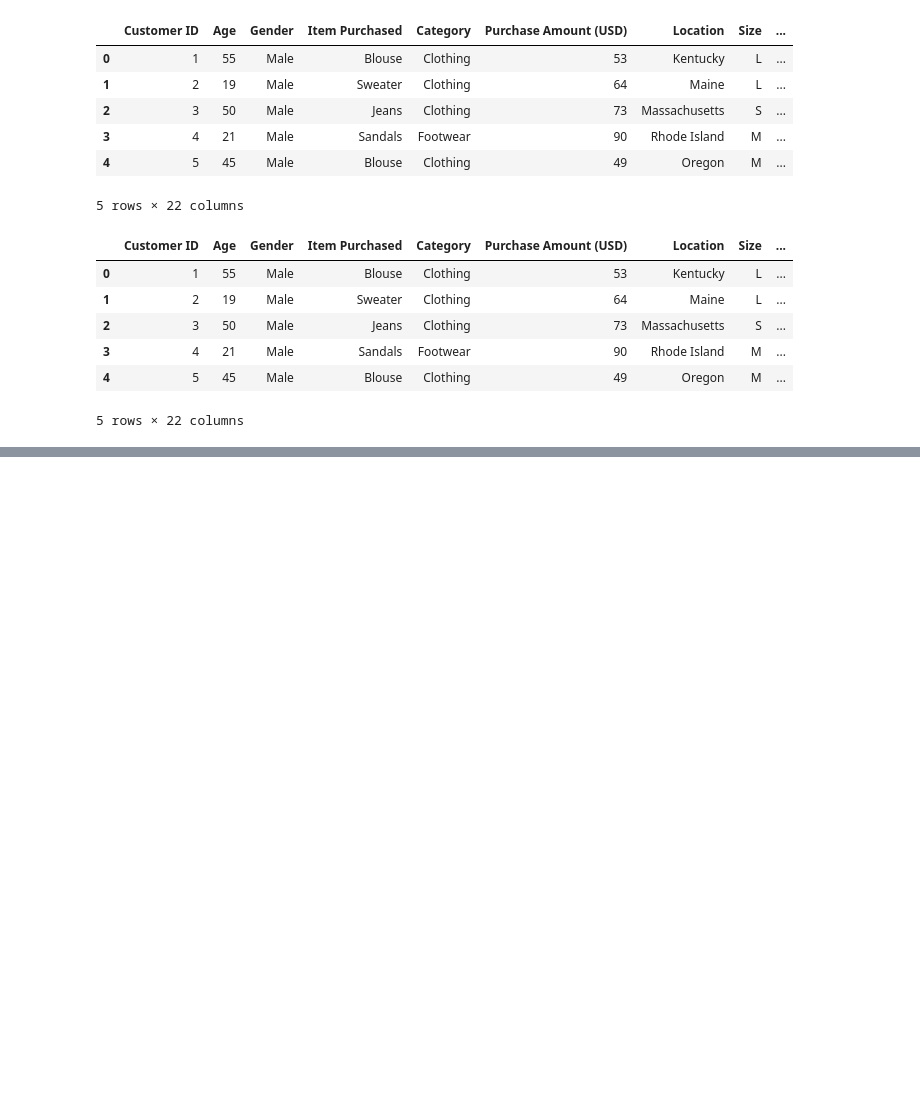
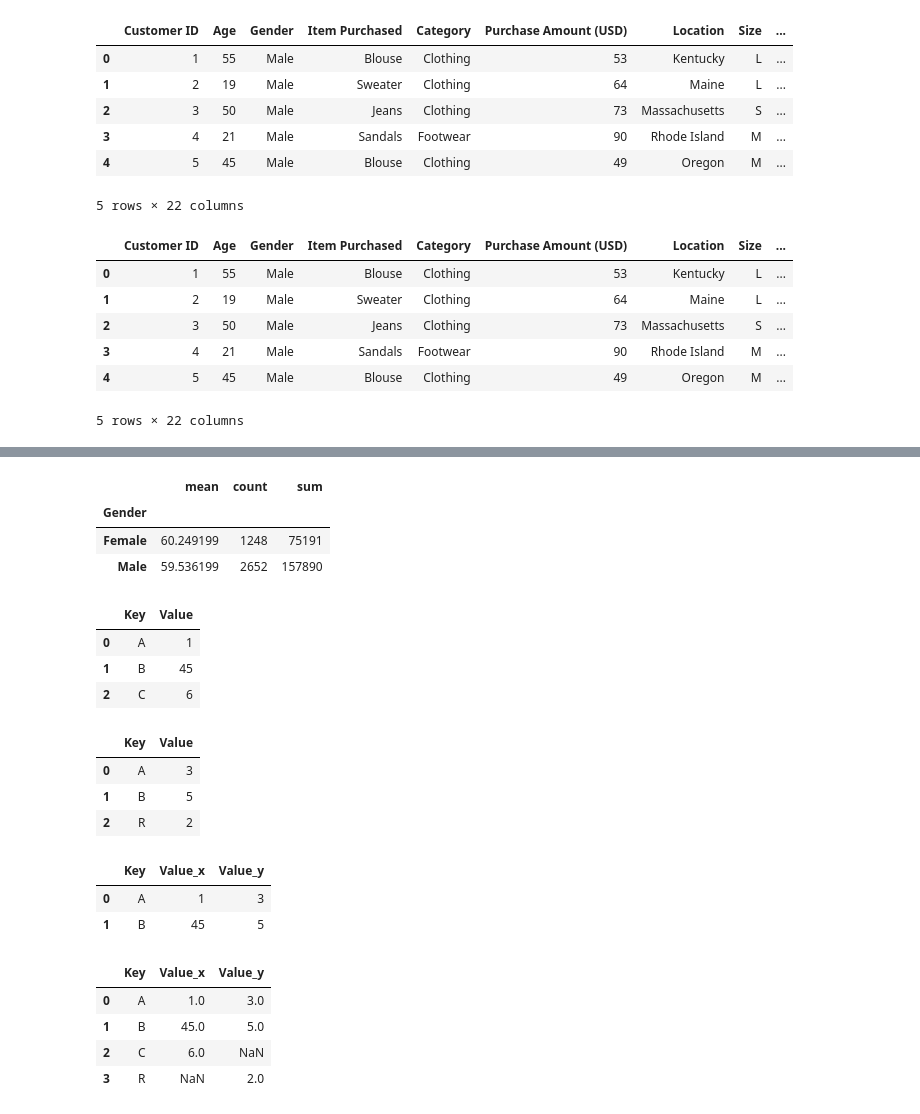
Before and after one commit to prashantjinwal/Data_Analysis, a Jupyter notebook: Analysis_using_Py/data_manipulation.ipynb, the cells around one changed output, grey strips where cells are left out. Drawn from its saved outputs; the diff is of its cells as text; code cells hidden in the pictures; blank space fills up the shorter version.

```diff
--- a/Analysis_using_Py/data_manipulation.ipynb
+++ b/Analysis_using_Py/data_manipulation.ipynb
@@ -215,0 +233,41 @@ AttributeError: 'DataFrame' object has no attribute 'grouped_by'
+# %%
+## aggregate multiple function
+group_by_agg = df.groupby('Gender')['Purchase Amount (USD)'].agg(['mean', 'count', 'sum'])
+group_by_agg
+# %% [output]
+|  | mean | count | sum |
+| Gender |  |  |  |
+| Female | 60.249199 | 1248 | 75191 |
+| Male | 59.536199 | 2652 | 157890 |
+# %%
+### Merging and Joining Dataframe
+df1 = pd.DataFrame({'Key':['A','B','C'] , 'Value':[1,45,6] })
+df2 = pd.DataFrame({'Key':['A','B','R'] , 'Value':[3,5,2] })
+# %%
+df1
+# %% [output]
+|  | Key | Value |
+| 0 | A | 1 |
+| 1 | B | 45 |
+| 2 | C | 6 |
+# %%
+df2
+# %% [output]
+|  | Key | Value |
+| 0 | A | 3 |
+| 1 | B | 5 |
+| 2 | R | 2 |
+# %%
+pd.merge(df1,df2,on='Key',how='inner')
+# %% [output]
+|  | Key | Value_x | Value_y |
+| 0 | A | 1 | 3 |
+| 1 | B | 45 | 5 |
+# %%
+pd.merge(df1,df2,on='Key',how='outer')
+# %% [output]
+|  | Key | Value_x | Value_y |
+| 0 | A | 1.0 | 3.0 |
+| 1 | B | 45.0 | 5.0 |
+| 2 | C | 6.0 | NaN |
+| 3 | R | NaN | 2.0 |
```
Also changed, not shown: parts of 2 cells of this notebook.
